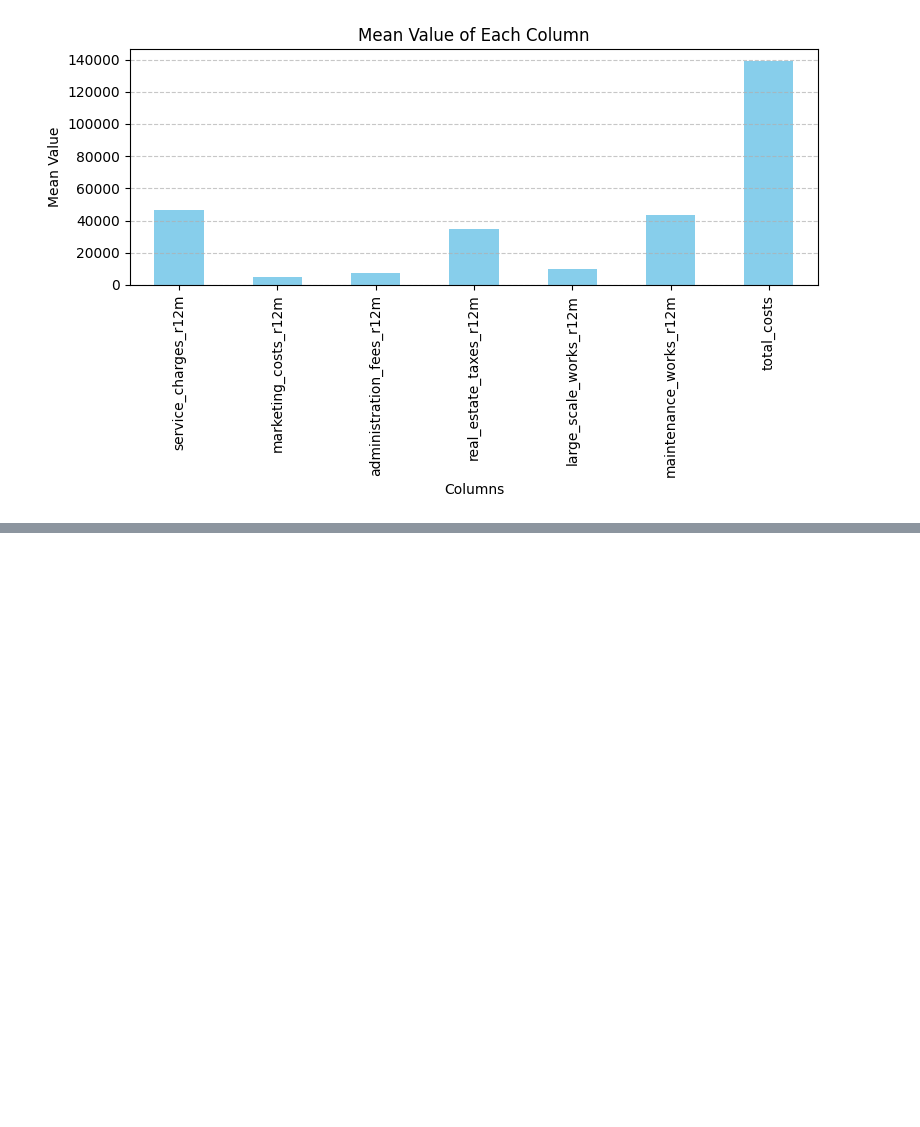
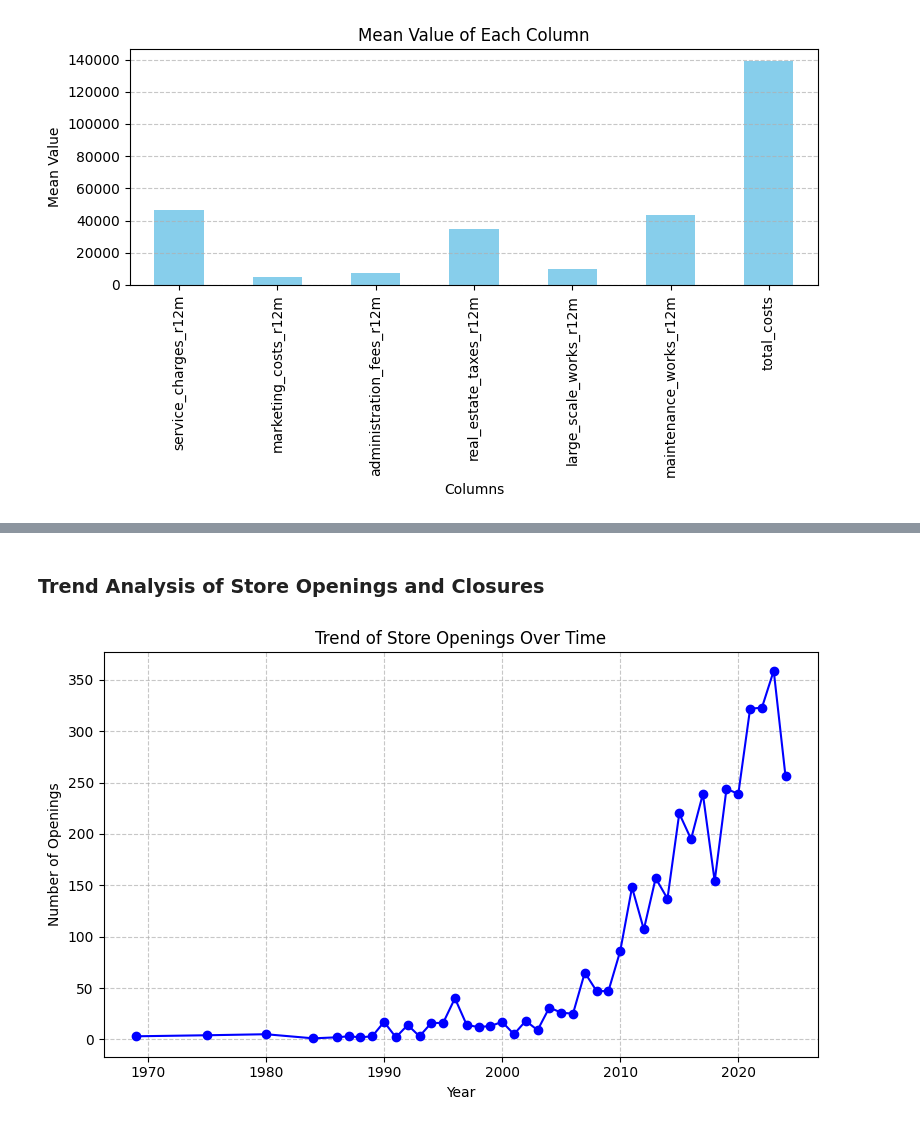
Before and after one commit to tesscln/URW_datachallenge, a Jupyter notebook: notebooks/merge_tess_2nd_dataset.ipynb, the cells around one changed output, grey strips where cells are left out. Cells and saved outputs as stored; diff of their text form; code cells hidden in the pictures; blank space fills up the shorter version.

```diff
--- a/notebooks/merge_tess_2nd_dataset.ipynb
+++ b/notebooks/merge_tess_2nd_dataset.ipynb
@@ -109,0 +176,16 @@ plt.show()
+# %% [markdown]
+### Trend Analysis of Store Openings and Closures
+# %%
+df['store_year_opened'] = pd.to_datetime(df['store_year_opened'], format='%d/%m/%Y')
+df['store_year_closed'] = pd.to_datetime(df['store_year_closed'], format='%d/%m/%Y', errors='coerce')
+yearly_trends = df.groupby(df['store_year_opened'].dt.year).size()
+plt.figure(figsize=(8, 5))
+yearly_trends.plot(kind='line', marker='o', color='blue')
+plt.title('Trend of Store Openings Over Time')
+plt.xlabel('Year')
+plt.ylabel('Number of Openings')
+plt.grid(True, linestyle='--', alpha=0.7)
+plt.tight_layout()
+plt.show()
+# %% [output]
+[figure, added]
```
Also changed, not shown: parts of 15 cells of this notebook.
